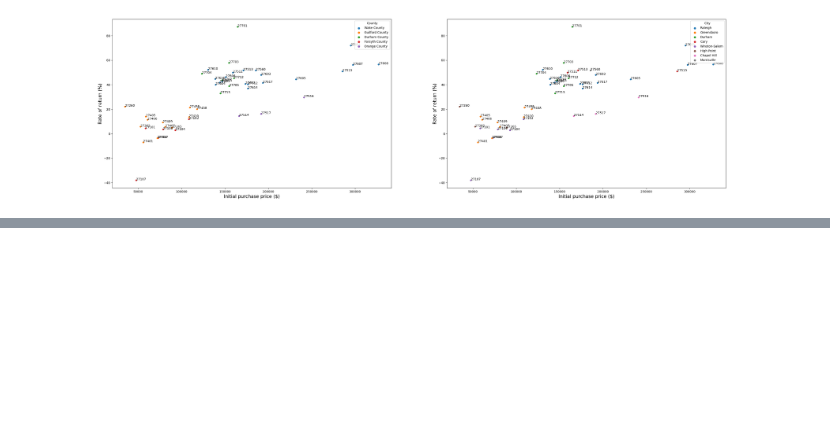
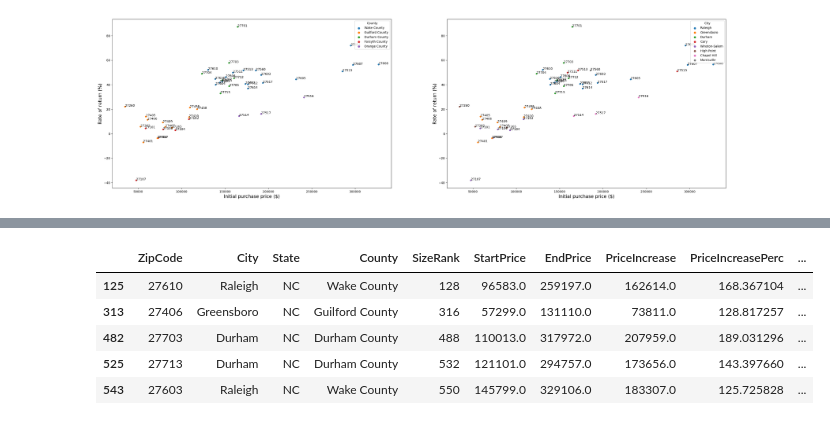
Before and after one commit to saychelsea11/north_carolina_best_real_estate_locations, a Jupyter notebook: NC_Zillow_Housing_Price_Analysis.ipynb, the cells around one changed output, grey strips where cells are left out. Saved outputs shown, nothing was run; the diff lists cells and outputs as text; code cells hidden in the pictures; blank space fills up the shorter version.

Commit message:
Created pipeline function for formatting and wrangling data.

```diff
--- a/NC_Zillow_Housing_Price_Analysis.ipynb
+++ b/NC_Zillow_Housing_Price_Analysis.ipynb
@@ -408,0 +411,4 @@ bi_scatterplot(df_zillow_10yr,'EndPrice','RateOfReturn','Initial purchase price
+# %%
+path = r'C:\Users\sdas\Github_DS\north_carolina_best_real_estate_locations\Datasets\Zip_zhvi_bdrmcnt_2_uc_sfrcondo_tier_0.33_0.67_sm_sa_month.csv'
+df_zillow = pd.read_csv(path)
+df_zillow.head()
@@ -408,0 +423,7 @@ bi_scatterplot(df_zillow_10yr,'EndPrice','RateOfReturn','Initial purchase price
+# %%
+df_zillow = filter_data_pipeline(df_zillow,city_col_name="City",state_col_name="State",
+                cols=['RegionName','City','State','CountyName','SizeRank'],
+                start_date='2012-01',end_date='2022-12',
+                cities=['Raleigh','Durham','Chapel Hill','Cary','Morrisville','Winston-Salem','Greensboro','High Point'],
+                states=['NC'])
+df_zillow.head()
@@ -408,0 +437,10 @@ bi_scatterplot(df_zillow_10yr,'EndPrice','RateOfReturn','Initial purchase price
+# %%
+df_zillow = add_price_metrics(df_zillow,10)
+df_zillow.head()
+# %% [output]
+|  | ZipCode | City | State | County | SizeRank | StartPrice | EndPrice | PriceIncrease | PriceIncreasePerc | ... |
+| 125 | 27610 | Raleigh | NC | Wake County | 128 | 96583.0 | 259197.0 | 162614.0 | 168.367104 | ... |
+| 313 | 27406 | Greensboro | NC | Guilford County | 316 | 57299.0 | 131110.0 | 73811.0 | 128.817257 | ... |
+| 482 | 27703 | Durham | NC | Durham County | 488 | 110013.0 | 317972.0 | 207959.0 | 189.031296 | ... |
+| 525 | 27713 | Durham | NC | Durham County | 532 | 121101.0 | 294757.0 | 173656.0 | 143.397660 | ... |
+| 543 | 27603 | Raleigh | NC | Wake County | 550 | 145799.0 | 329106.0 | 183307.0 | 125.725828 | ... |
```
Also changed, not shown: parts of 9 cells of this notebook, 2 other files.
